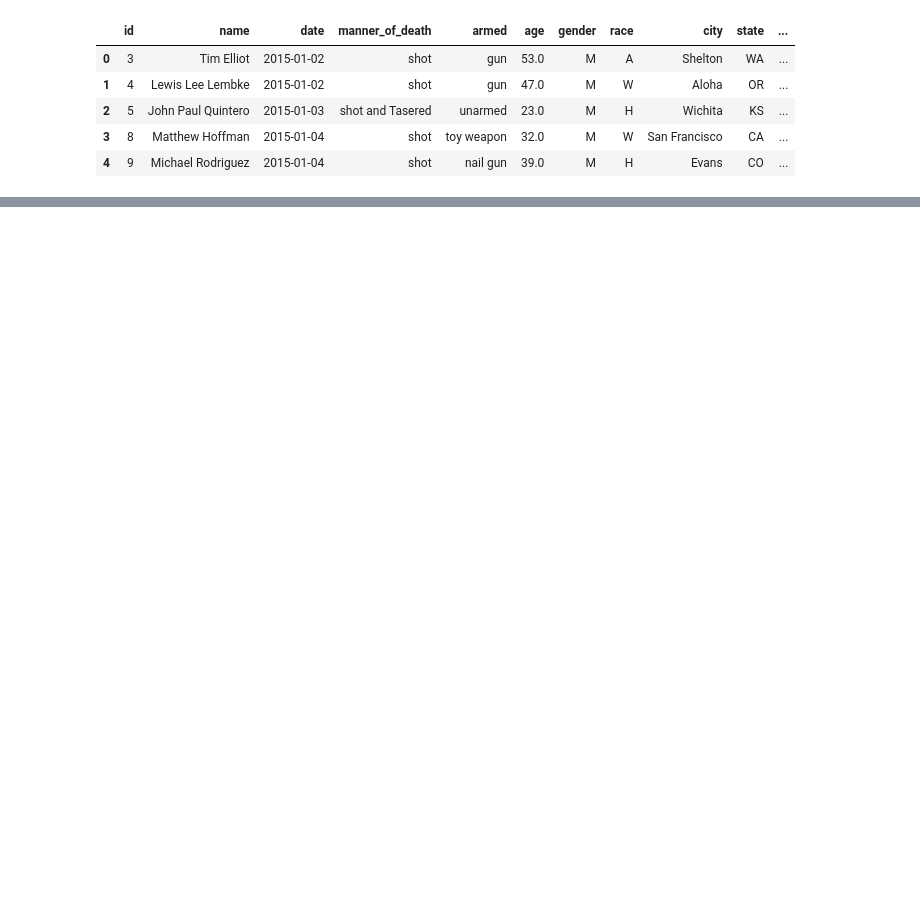
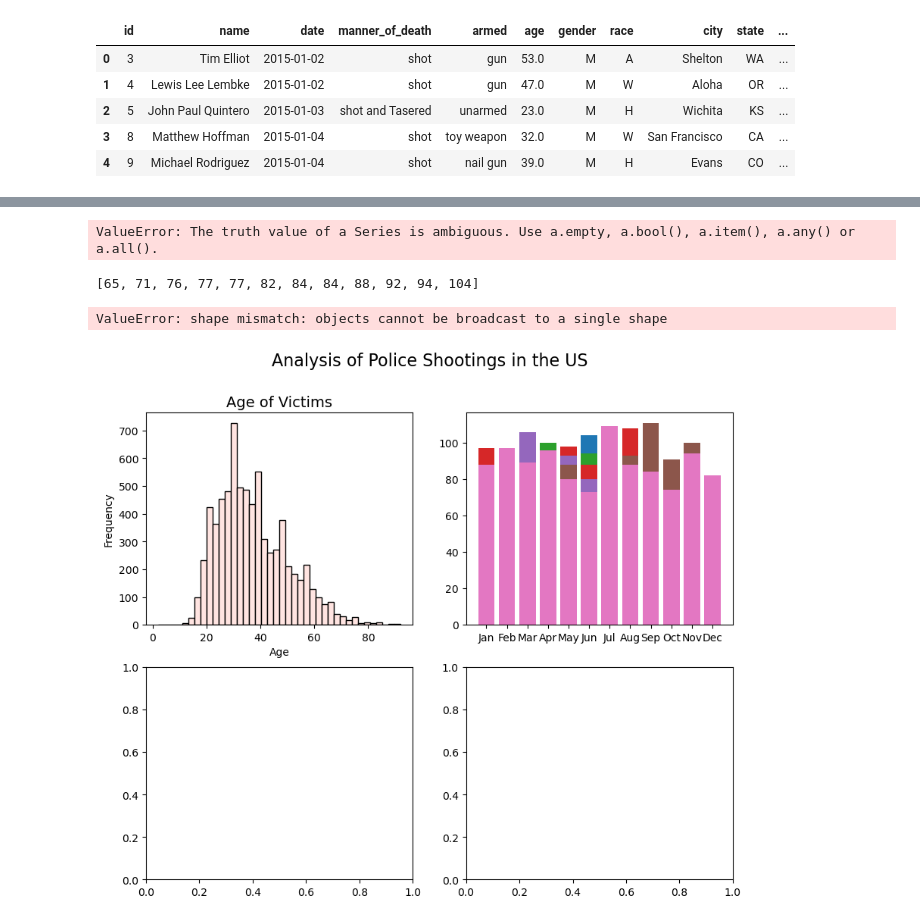
Before and after one commit to fongc123/notes, a Jupyter notebook: src/data visualization/police_shootings.ipynb, the cells around one changed output, grey strips where cells are left out. Cells and saved outputs as stored; diff of their text form; code cells hidden in the pictures; blank space fills up the shorter version.

```diff
--- a/src/data visualization/police_shootings.ipynb
+++ b/src/data visualization/police_shootings.ipynb
@@ -27 +50,41 @@ df.head()
+# %%
+len(df[df.year == 2015 & df.month == 1])
+# %% [output]
+ValueError: The truth value of a Series is ambiguous. Use a.empty, a.bool(), a.item(), a.any() or a.all().
+# %%
+sorted(df[df.year == 2015].month.value_counts())
+# %% [output]
+[65, 71, 76, 77, 77, 82, 84, 84, 88, 92, 94, 104]
+# %%
+fig, ((ax1, ax2), (ax3, ax4)) = plt.subplots(2, 2, figsize=(10, 8))
+fig.suptitle("Analysis of Police Shootings in the US", fontsize = 16)
+
+# histogram plot
+ax1.hist(
+    x = df['age'],
+    bins = 40,
+    color = 'mistyrose',
+    ec = 'black'
+)
+ax1.set_title("Age of Victims", fontsize = 14)
+ax1.set_xlabel("Age")
+ax1.set_ylabel("Frequency")
+
+# stacked bar plot of dates
+months = ['Jan', 'Feb', 'Mar', 'Apr', 'May', 'Jun', 'Jul', 'Aug', 'Sep', 'Oct', 'Nov', 'Dec']
+for year in sorted(df['year'].unique()):
+    ax2.bar(
+        x = months,
+        height = df[df.year == year].groupby('month')['id'].count(),
+        label = year
+    )
+ax2.set_title("Shootings by Date", fontsize = 14)
+ax2.set_xlabel("Date")
+ax2.set_ylabel("Frequency")
+
+fig.tight_layout()
+fig.show()
+# %% [output]
+ValueError: shape mismatch: objects cannot be broadcast to a single shape
+[figure, added]
 # %%
```
Also changed, not shown: parts of 7 cells of this notebook.
